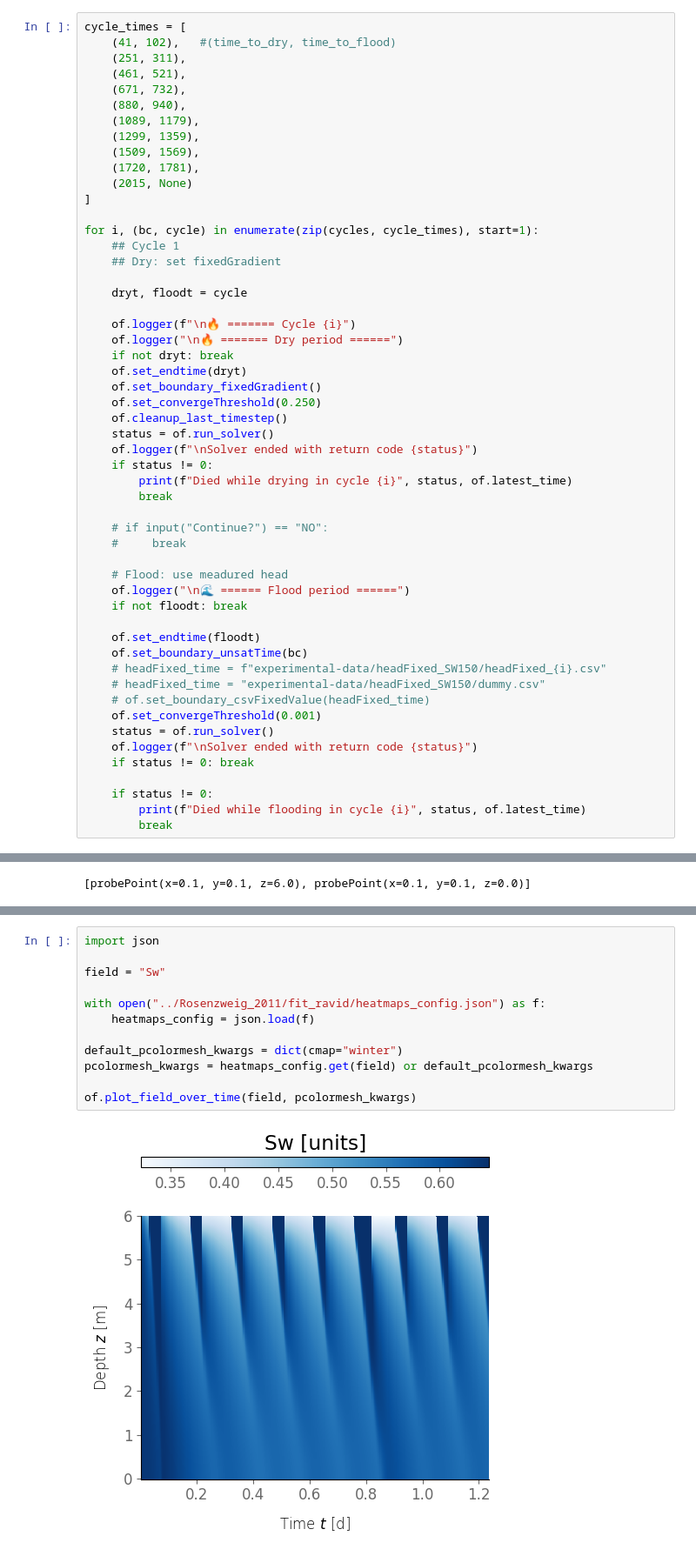
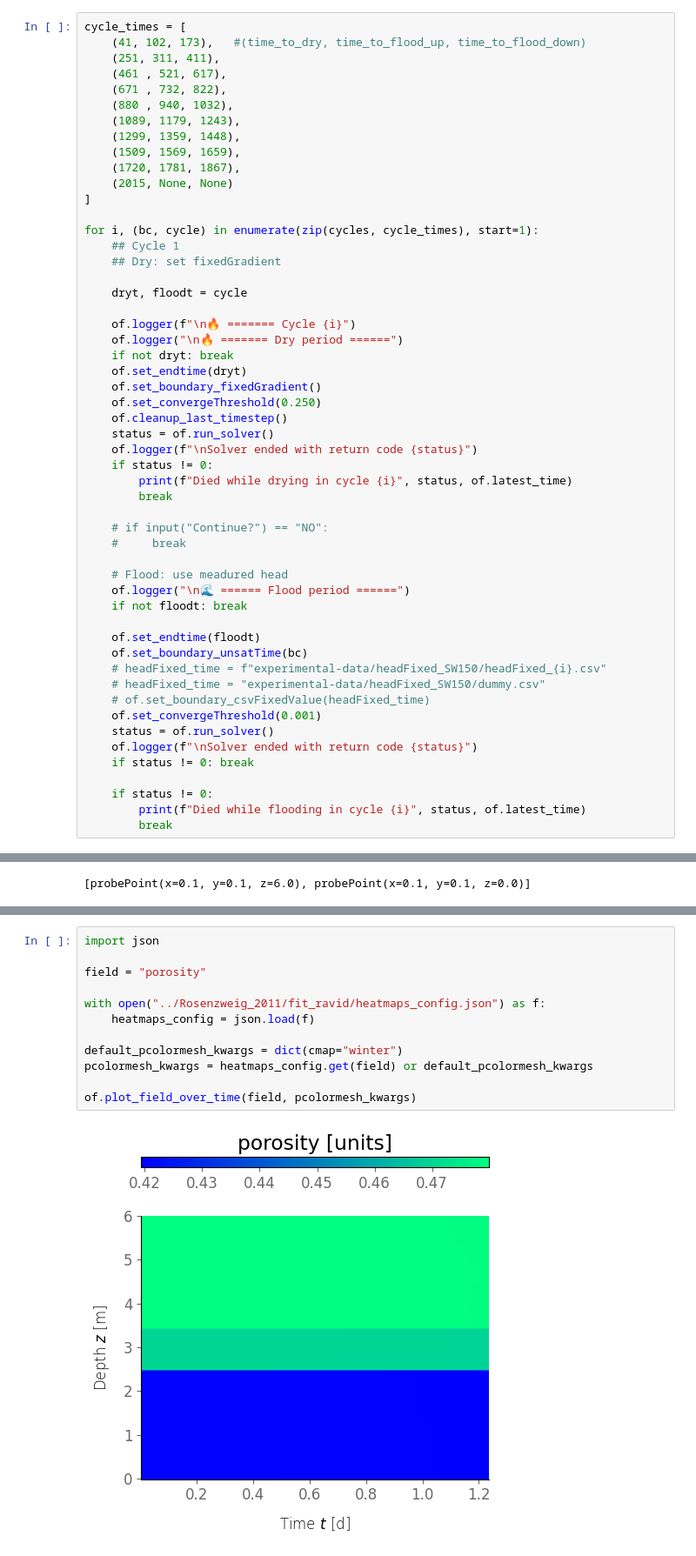
Before and after one commit to edsaac/ReactiveBiomass, a Jupyter notebook: experiments/BenMoshe_2020/dry_and_flood.ipynb, the cells around one changed output, grey strips where cells are left out. Shown at 87% size. Cells and saved outputs as stored; diff of their text form.

```diff
--- a/experiments/BenMoshe_2020/dry_and_flood.ipynb
+++ b/experiments/BenMoshe_2020/dry_and_flood.ipynb
@@ -80,16 +80,16 @@ setattr(OpenFOAM, set_boundary_unsatTime.__name__, set_boundary_unsatTime)
 of.set_boundary_unsatTime(cycles[1])
 # %%
 cycle_times = [
-    (41, 102),   #(time_to_dry, time_to_flood)
-    (251, 311),
-    (461, 521),
-    (671, 732),
-    (880, 940),
-    (1089, 1179),
-    (1299, 1359),
-    (1509, 1569),
-    (1720, 1781),
-    (2015, None)
+    (41, 102, 173),   #(time_to_dry, time_to_flood_up, time_to_flood_down)
+    (251, 311, 411),
+    (461 , 521, 617),
+    (671 , 732, 822),
+    (880 , 940, 1032),
+    (1089, 1179, 1243),
+    (1299, 1359, 1448),
+    (1509, 1569, 1659),
+    (1720, 1781, 1867),
+    (2015, None, None)
 ]
 
 for i, (bc, cycle) in enumerate(zip(cycles, cycle_times), start=1):
@@ -159,14 +161,14 @@ plt.show()
 # %%
 import json
 
-field = "Sw"
+field = "porosity"
 
 with open("../Rosenzweig_2011/fit_ravid/heatmaps_config.json") as f:
     heatmaps_config = json.load(f)
 
 default_pcolormesh_kwargs = dict(cmap="winter")
 pcolormesh_kwargs = heatmaps_config.get(field) or default_pcolormesh_kwargs
 
 of.plot_field_over_time(field, pcolormesh_kwargs)
 # %% [output]
-[figure, old version]
+[figure, new version]
```
Also changed, not shown: parts of 9 cells of this notebook, 43 other files.
